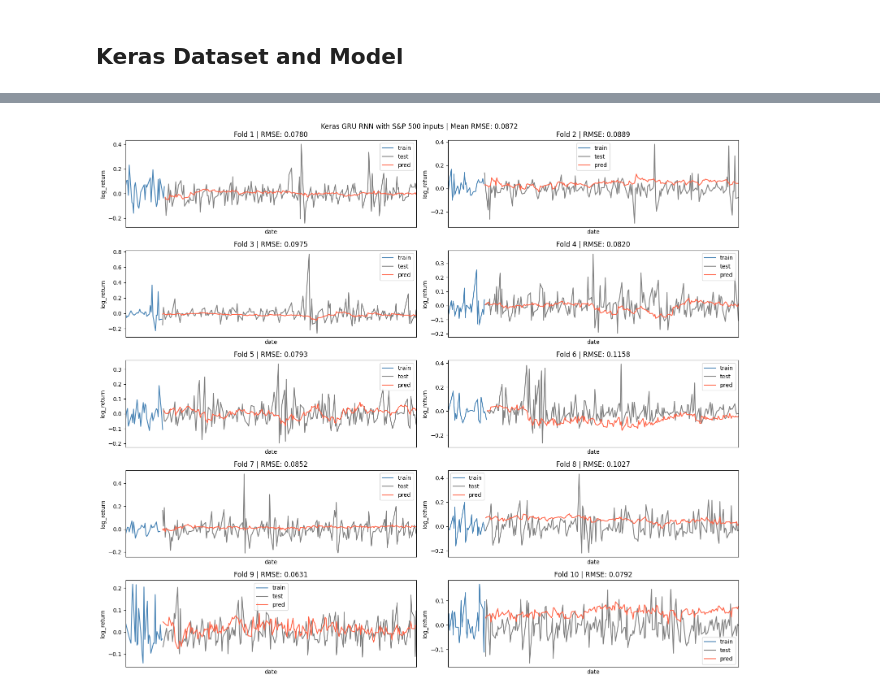
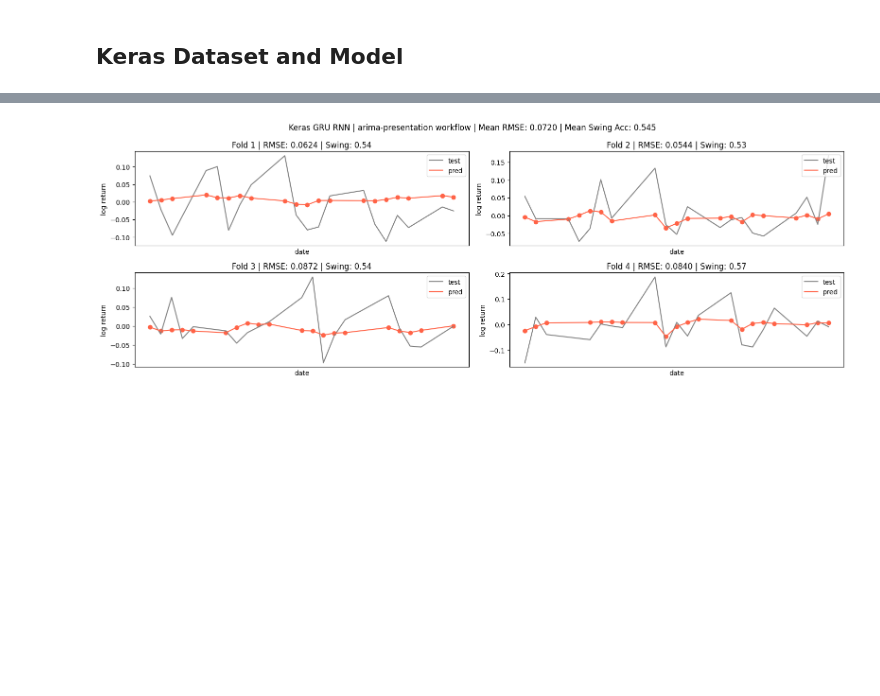
Before and after one commit to amuelrath/vix, a Jupyter notebook: analyses/rnn.ipynb, the cells around one changed output, grey strips where cells are left out. Cells and saved outputs as stored; diff of their text form; code cells hidden in the pictures; blank space fills up the shorter version.

```diff
--- a/analyses/rnn.ipynb
+++ b/analyses/rnn.ipynb
@@ -48,4 +55,5 @@ sentiment_df.sample(5, random_state=RANDOM_SEED)
 # GPRD_ACT - Daily GPR Acts (Index: 1985:2019=100)
 # GPRD_THREAT - Daily GPR Threats (Index: 1985:2019=100)
 gpr_df = pd.read_stata("../data/gpr_daily.dta", columns=["date", "GPRD", "GPRD_ACT", "GPRD_THREAT"])
+gpr_df["date"] = pd.to_datetime(gpr_df["date"])
 gpr_df.head()
@@ -166,9 +297,12 @@ WEIGHT_DECAY = 1e-4
 EPOCHS = 75
 PATIENCE = 10
 
-N_SPLITS = 10
-TEST_SIZE = 200
-VALIDATION_SIZE = 200
+N_SPLITS = 4
+TEST_SIZE = 242
+VALIDATION_SIZE = 242
+
+MODEL_NAME = "keras_gru"
+MODEL_LABEL = "Keras GRU RNN"
 # %%
 def eligible_target_indices(indices, lookback_days):
     return [int(idx) for idx in indices if int(idx) >= lookback_days - 1]
@@ -295,6 +447,6 @@ This uses the same `TimeSeriesSplit(n_splits=6, test_size=20)` setup as `arima.i
 # %%
 tscv = TimeSeriesSplit(n_splits=N_SPLITS, test_size=TEST_SIZE)
-fold_splits = list(tscv.split(model_df))
+fold_splits = list(tscv.split(df))
 n_folds = len(fold_splits)
 plot_cols = min(2, max(1, n_folds))
 plot_rows = int(np.ceil(n_folds / plot_cols))
@@ -312,7 +464,15 @@ fig, axes = plt.subplots(
 axes = axes.ravel()
 
 for fold, (train_idx, test_idx) in enumerate(fold_splits):
-    train_arrays, val_arrays, test_arrays, target_scaler, fold_indices = make_arrays_for_fold(train_idx, test_idx)
+    (
+        train_arrays,
+        val_arrays,
+        test_arrays,
+        target_scaler,
+        fold_indices,
+        fold_model_df,
+        fold_feature_cols,
+    ) = make_arrays_for_fold(train_idx, test_idx)
     x_train, y_train, _, _ = train_arrays
     x_val, y_val, _, _ = val_arrays
     x_test, _, y_test_raw, test_target_indices = test_arrays
@@ -322,7 +482,7 @@ for fold, (train_idx, test_idx) in enumerate(fold_splits):
         ("validation", fold_indices["val_target_indices"]),
         ("test", fold_indices["test_target_indices"]),
     ]:
-        values = model_df.iloc[indices][TARGET_COL].to_numpy(dtype=np.float64)
+        values = fold_model_df.iloc[indices][TARGET_COL].to_numpy(dtype=np.float64)
         fold_target_summaries.append({
             "fold": fold + 1,
             "split": split_name,
@@ -335,7 +495,7 @@ for fold, (train_idx, test_idx) in enumerate(fold_splits):
 
     keras.backend.clear_session()
     tf.random.set_seed(RANDOM_SEED + fold)
-    model = build_keras_rnn(input_shape=(LOOKBACK_DAYS, len(FEATURE_COLS)))
+    model = build_keras_rnn(input_shape=(LOOKBACK_DAYS, len(fold_feature_cols)))
 
     callbacks = [
         keras.callbacks.EarlyStopping(
@@ -365,16 +525,16 @@ for fold, (train_idx, test_idx) in enumerate(fold_splits):
     fold_histories.append(fold_history)
 
     pred_scaled = model.predict(x_test, verbose=0).reshape(-1)
-    test_metrics, preds = evaluate_predictions(pred_scaled, y_test_raw, test_target_indices, target_scaler)
+    test_metrics, preds = evaluate_predictions(fold_model_df, pred_scaled, y_test_raw, test_target_indices, target_scaler)
     preds["fold"] = fold + 1
     fold_predictions.append(preds)
     fold_metrics.append({"fold": fold + 1, "model": "keras_gru", "epochs": len(history.history["loss"]), **test_metrics})
 
-    train_target_values = model_df.iloc[fold_indices["fit_target_indices"]][TARGET_COL].to_numpy(dtype=np.float64)
+    train_target_values = fold_model_df.iloc[fold_indices["fit_target_indices"]][TARGET_COL].to_numpy(dtype=np.float64)
     baseline_predictions = {
         "zero_return": np.zeros_like(y_test_raw, dtype=np.float64),
         "train_mean": np.full_like(y_test_raw, train_target_values.mean(), dtype=np.float64),
-        "previous_vix_return": model_df.iloc[test_target_indices]["vix_log_return_lag1"].to_numpy(dtype=np.float64),
+        "previous_vix_return": fold_model_df[TARGET_COL].shift(1).iloc[test_target_indices].to_numpy(dtype=np.float64),
     }
     for baseline_name, baseline_pred in baseline_predictions.items():
         fold_metrics.append({
@@ -385,20 +545,17 @@ for fold, (train_idx, test_idx) in enumerate(fold_splits):
         })
 
     ax = axes[fold]
-    train_show_idx = train_idx[-30:]
-    sns.lineplot(
-        x=model_df["date"].iloc[train_show_idx],
-        y=model_df[TARGET_COL].iloc[train_show_idx],
-        label="train",
-        color="steelblue",
-        ax=ax,
+    display_n = min(20, len(preds))
+    ax.plot(preds["date"].iloc[:display_n], preds["actual"].iloc[:display_n], color="grey", label="test")
+    ax.plot(preds["date"].iloc[:display_n], preds["predicted"].iloc[:display_n], color="tomato", label="pred")
+    ax.scatter(preds["date"].iloc[:display_n], preds["predicted"].iloc[:display_n], marker="o", color="tomato")
+    ax.set_title(
+        f"Fold {fold + 1} | RMSE: {test_metrics['rmse']:.4f} | Swing: {test_metrics['swing_accuracy']:.2f}"
     )
-    sns.lineplot(x=preds["date"], y=preds["actual"], label="test", color="grey", ax=ax)
-    sns.lineplot(x=preds["date"], y=preds["predicted"], label="pred", color="tomato", ax=ax)
-    ax.set_xlim([model_df["date"].iloc[train_show_idx[0]], preds["date"].iloc[-1]])
+    ax.set_xlabel("date")
+    ax.set_ylabel("log return")
     ax.set_xticks([])
-    ax.set_title(f"Fold {fold + 1} | RMSE: {test_metrics['rmse']:.4f}")
-    ax.legend()
+    ax.legend(loc="upper right")
 
 for ax in axes[n_folds:]:
     ax.set_visible(False)
@@ -407,11 +564,36 @@ metrics_df = pd.DataFrame(fold_metrics)
 predictions_df = pd.concat(fold_predictions, ignore_index=True)
 history_df = pd.concat(fold_histories, ignore_index=True)
 target_summary_df = pd.DataFrame(fold_target_summaries)
+
 mean_gru_rmse = metrics_df.loc[metrics_df["model"].eq("keras_gru"), "rmse"].mean()
+mean_gru_swing_accuracy = metrics_df.loc[metrics_df["model"].eq("keras_gru"), "swing_accuracy"].mean()
+mean_gru_balanced_swing_accuracy = metrics_df.loc[metrics_df["model"].eq("keras_gru"), "swing_balanced_accuracy"].mean()
 
-plt.suptitle(f"Keras GRU RNN with S&P 500 inputs | Mean RMSE: {mean_gru_rmse:.4f}")
+plt.suptitle(
+    "Keras GRU RNN | arima-presentation workflow | "
+    f"Mean RMSE: {mean_gru_rmse:.4f} | "
+    f"Mean Swing Acc: {mean_gru_swing_accuracy:.3f}"
+)
 plt.tight_layout()
 plt.show()
 
+model_summary = (
+    metrics_df.groupby("model", as_index=False)
+    .agg(
+        mean_mse=("mse", "mean"),
+        mean_rmse=("rmse", "mean"),
+        mean_mae=("mae", "mean"),
+        mean_r2=("r2", "mean"),
+        mean_swing_accuracy=("swing_accuracy", "mean"),
+        mean_swing_balanced_accuracy=("swing_balanced_accuracy", "mean"),
+    )
+    .sort_values("mean_rmse")
+)
+
+print(f"mse: {metrics_df.loc[metrics_df['model'].eq('keras_gru'), 'mse'].mean()}")
+print(f"rmse: {mean_gru_rmse}")
+print(f"accuracy: {mean_gru_swing_accuracy}")
+print(f"balanced_accuracy: {mean_gru_balanced_swing_accuracy}")
+display(model_summary)
 metrics_df
 # %% [output]
@@ -435 +617 @@ Epoch 14/75
-[figure, old version]
+[figure, new version]
```
Also changed, not shown: parts of 23 cells of this notebook, 4 other files.
